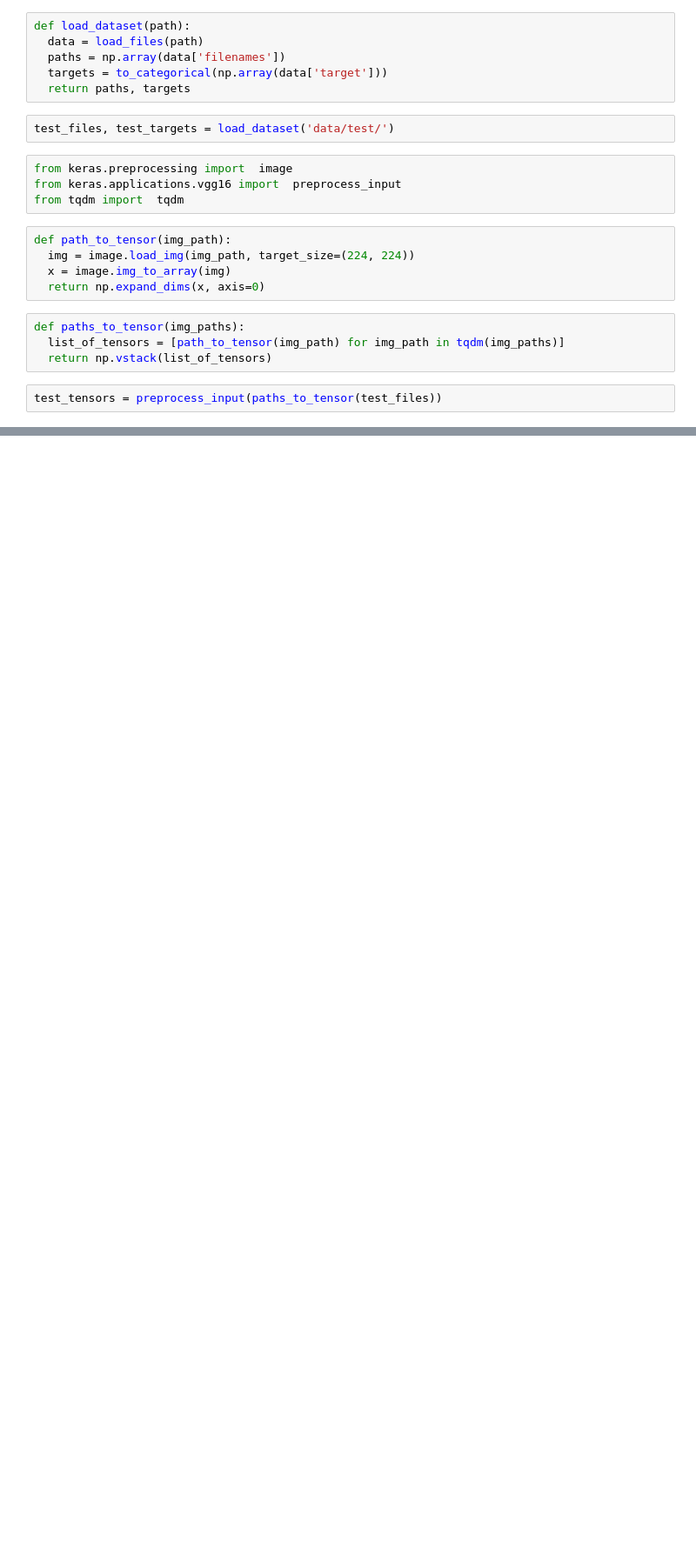
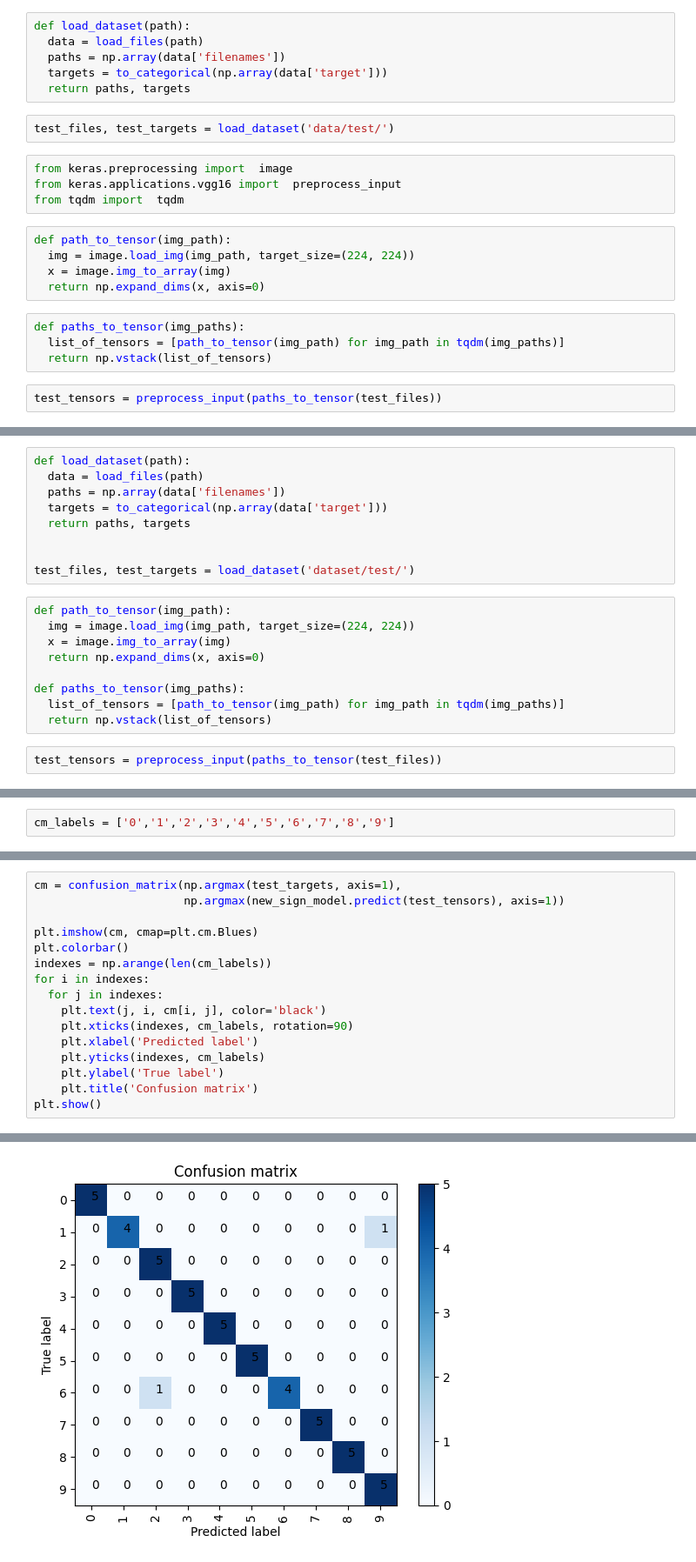
Before and after one commit to Bercine/Deep-learning-for-vision-systems-Mohamed-Elgendy, a Jupyter notebook: DL_Mohamed_Elgendy_chap6.ipynb, the cells around one changed output, grey strips where cells are left out. Shown at 87% size. Cells and saved outputs as stored; diff of their text form; blank space fills up the shorter version.

```diff
--- a/DL_Mohamed_Elgendy_chap6.ipynb
+++ b/DL_Mohamed_Elgendy_chap6.ipynb
@@ -268,0 +393,20 @@ Testing accuracy: 0.9357
+# %%
+def load_dataset(path):
+  data = load_files(path)
+  paths = np.array(data['filenames'])
+  targets = to_categorical(np.array(data['target']))
+  return paths, targets
+
+
+test_files, test_targets = load_dataset('dataset/test/')
+# %%
+def path_to_tensor(img_path):
+  img = image.load_img(img_path, target_size=(224, 224))
+  x = image.img_to_array(img)
+  return np.expand_dims(x, axis=0)
+
+def paths_to_tensor(img_paths):
+  list_of_tensors = [path_to_tensor(img_path) for img_path in tqdm(img_paths)]
+  return np.vstack(list_of_tensors)
+# %%
+test_tensors = preprocess_input(paths_to_tensor(test_files))
@@ -268,0 +423,2 @@ Testing accuracy: 0.9357
+# %%
+cm_labels = ['0','1','2','3','4','5','6','7','8','9']
@@ -268,0 +427,17 @@ Testing accuracy: 0.9357
+# %%
+cm = confusion_matrix(np.argmax(test_targets, axis=1),
+                      np.argmax(new_sign_model.predict(test_tensors), axis=1))
+
+plt.imshow(cm, cmap=plt.cm.Blues)
+plt.colorbar()
+indexes = np.arange(len(cm_labels))
+for i in indexes:
+  for j in indexes:
+    plt.text(j, i, cm[i, j], color='black')
+    plt.xticks(indexes, cm_labels, rotation=90)
+    plt.xlabel('Predicted label')
+    plt.yticks(indexes, cm_labels)
+    plt.ylabel('True label')
+    plt.title('Confusion matrix')
+plt.show()
+# %% [output]
@@ -268,0 +445 @@ Testing accuracy: 0.9357
+[figure, added]
```
Also changed, not shown: parts of 27 cells of this notebook.
